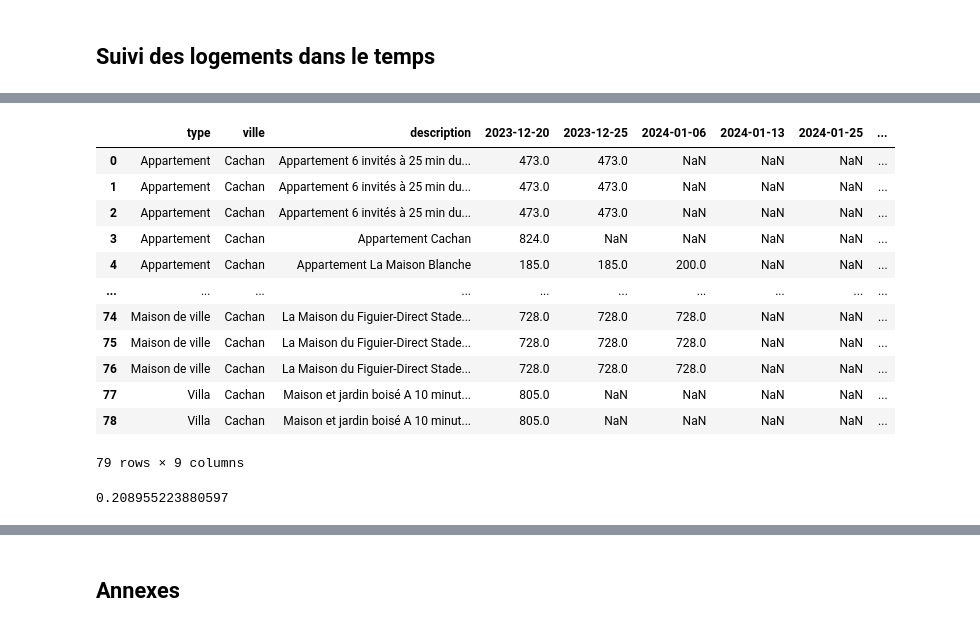
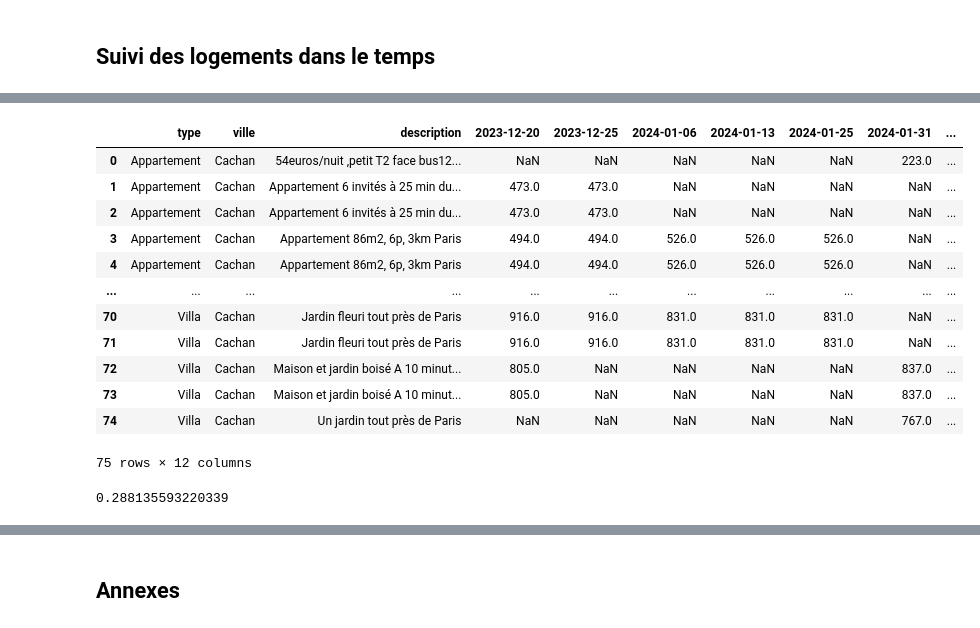
Before and after one commit to PierreDesmet/AirBNB_JO_2024, a Jupyter notebook: Analyses.ipynb, the cells around one changed output, grey strips where cells are left out. Saved outputs shown, nothing was run; the diff lists cells and outputs as text; code cells hidden in the pictures.

```diff
--- a/Analyses.ipynb
+++ b/Analyses.ipynb
@@ -15,6 +15,17 @@ villes = ['Arcueil', 'Bourg-la-Reine', 'Cachan']
 df = pickle.load(open('tous_les_logements.p', 'rb')).drop('texte', axis=1)
 df = df[df.ville.isin(villes)].copy()
 
+# Cet exemple montre qu'on a des doublons parfaits :
+df[(df.description == 'Summer 2023 Cheerful 3-bedroom family home')]
+clé = ['type', 'ville', 'description']
+# Validation de la clé :
+df = df.drop_duplicates(['date_enregistrement'] + clé)
+
+# À une date d'enregistrement donné, ce qui fait l'unicité d'un logement est la combinaison
+# de variables suivantes :
+test = df.groupby(['date_enregistrement'] + clé).prix.nunique()
+assert test[test != 1].size == 0
+
 print(df.shape)
 df.tail(2)
 # %% [output]
@@ -107,0 +97,3 @@ gb
+# %%
+pivot = df.pivot(columns=['date_enregistrement'], values='prix', index=clé)
+pivot.head()
@@ -108,33 +108,33 @@ gb
 # %%
 # Ceux qui ont l'air d'avoir loué
 # (ils n'apparaissent plus depuis au moins deux scrapings)
 nb = 2
-last_cols = gb.columns[-nb:].tolist()
-cond = gb[last_cols].isnull().sum(axis=1) == nb
-loués = gb[cond].reset_index()
+last_cols = pivot.columns[-nb:].tolist()
+cond = pivot[last_cols].isnull().sum(axis=1) == nb
+loués = pivot[cond].reset_index()
 pd.merge(
     loués[loués.ville == 'Cachan'],
     df[clé + ['nb_chambres']],
     on=clé, how='inner'
 )
 # %% [output]
-|  | type | ville | description | 2023-12-20 | 2023-12-25 | 2024-01-06 | 2024-01-13 | 2024-01-25 | ... |
-| 0 | Appartement | Cachan | Appartement 6 invités à 25 min du... | 473.0 | 473.0 | NaN | NaN | NaN | ... |
-| 1 | Appartement | Cachan | Appartement 6 invités à 25 min du... | 473.0 | 473.0 | NaN | NaN | NaN | ... |
-| 2 | Appartement | Cachan | Appartement 6 invités à 25 min du... | 473.0 | 473.0 | NaN | NaN | NaN | ... |
-| 3 | Appartement | Cachan | Appartement Cachan | 824.0 | NaN | NaN | NaN | NaN | ... |
-| 4 | Appartement | Cachan | Appartement La Maison Blanche | 185.0 | 185.0 | 200.0 | NaN | NaN | ... |
-| ... | ... | ... | ... | ... | ... | ... | ... | ... | ... |
-| 74 | Maison de ville | Cachan | La Maison du Figuier-Direct Stade... | 728.0 | 728.0 | 728.0 | NaN | NaN | ... |
-| 75 | Maison de ville | Cachan | La Maison du Figuier-Direct Stade... | 728.0 | 728.0 | 728.0 | NaN | NaN | ... |
-| 76 | Maison de ville | Cachan | La Maison du Figuier-Direct Stade... | 728.0 | 728.0 | 728.0 | NaN | NaN | ... |
-| 77 | Villa | Cachan | Maison et jardin boisé A 10 minut... | 805.0 | NaN | NaN | NaN | NaN | ... |
-| 78 | Villa | Cachan | Maison et jardin boisé A 10 minut... | 805.0 | NaN | NaN | NaN | NaN | ... |
+|  | type | ville | description | 2023-12-20 | 2023-12-25 | 2024-01-06 | 2024-01-13 | 2024-01-25 | 2024-01-31 | ... |
+| 0 | Appartement | Cachan | 54euros/nuit ,petit T2 face bus12... | NaN | NaN | NaN | NaN | NaN | 223.0 | ... |
+| 1 | Appartement | Cachan | Appartement 6 invités à 25 min du... | 473.0 | 473.0 | NaN | NaN | NaN | NaN | ... |
+| 2 | Appartement | Cachan | Appartement 6 invités à 25 min du... | 473.0 | 473.0 | NaN | NaN | NaN | NaN | ... |
+| 3 | Appartement | Cachan | Appartement 86m2, 6p, 3km Paris | 494.0 | 494.0 | 526.0 | 526.0 | 526.0 | NaN | ... |
+| 4 | Appartement | Cachan | Appartement 86m2, 6p, 3km Paris | 494.0 | 494.0 | 526.0 | 526.0 | 526.0 | NaN | ... |
+| ... | ... | ... | ... | ... | ... | ... | ... | ... | ... | ... |
+| 70 | Villa | Cachan | Jardin fleuri tout près de Paris | 916.0 | 916.0 | 831.0 | 831.0 | 831.0 | NaN | ... |
+| 71 | Villa | Cachan | Jardin fleuri tout près de Paris | 916.0 | 916.0 | 831.0 | 831.0 | 831.0 | NaN | ... |
+| 72 | Villa | Cachan | Maison et jardin boisé A 10 minut... | 805.0 | NaN | NaN | NaN | NaN | 837.0 | ... |
+| 73 | Villa | Cachan | Maison et jardin boisé A 10 minut... | 805.0 | NaN | NaN | NaN | NaN | 837.0 | ... |
+| 74 | Villa | Cachan | Un jardin tout près de Paris | NaN | NaN | NaN | NaN | NaN | 767.0 | ... |
-79 rows × 9 columns
+75 rows × 12 columns
 # %%
 # Parmi ceux qui ont loué, combien avaient concédé à une baisse de prix ?
 (loués.filter(regex='20').nunique(axis=1) > 1).sum() / len(loués)
 # %% [output]
-0.208955223880597
+0.288135593220339
 # %%
 # Ceux qui changent de stratégie :
```
Also changed, not shown: parts of 16 cells of this notebook, 2 other files.
